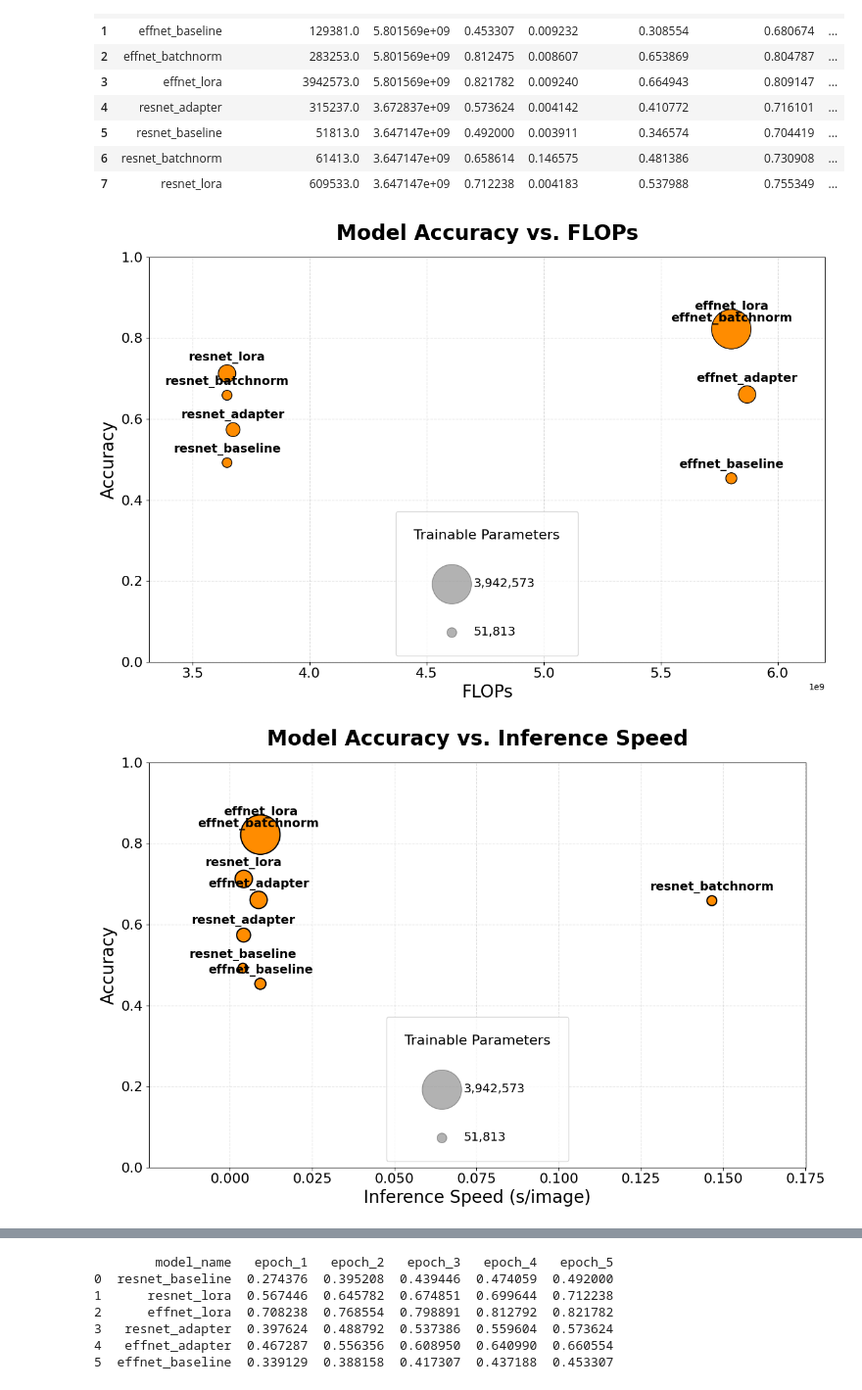
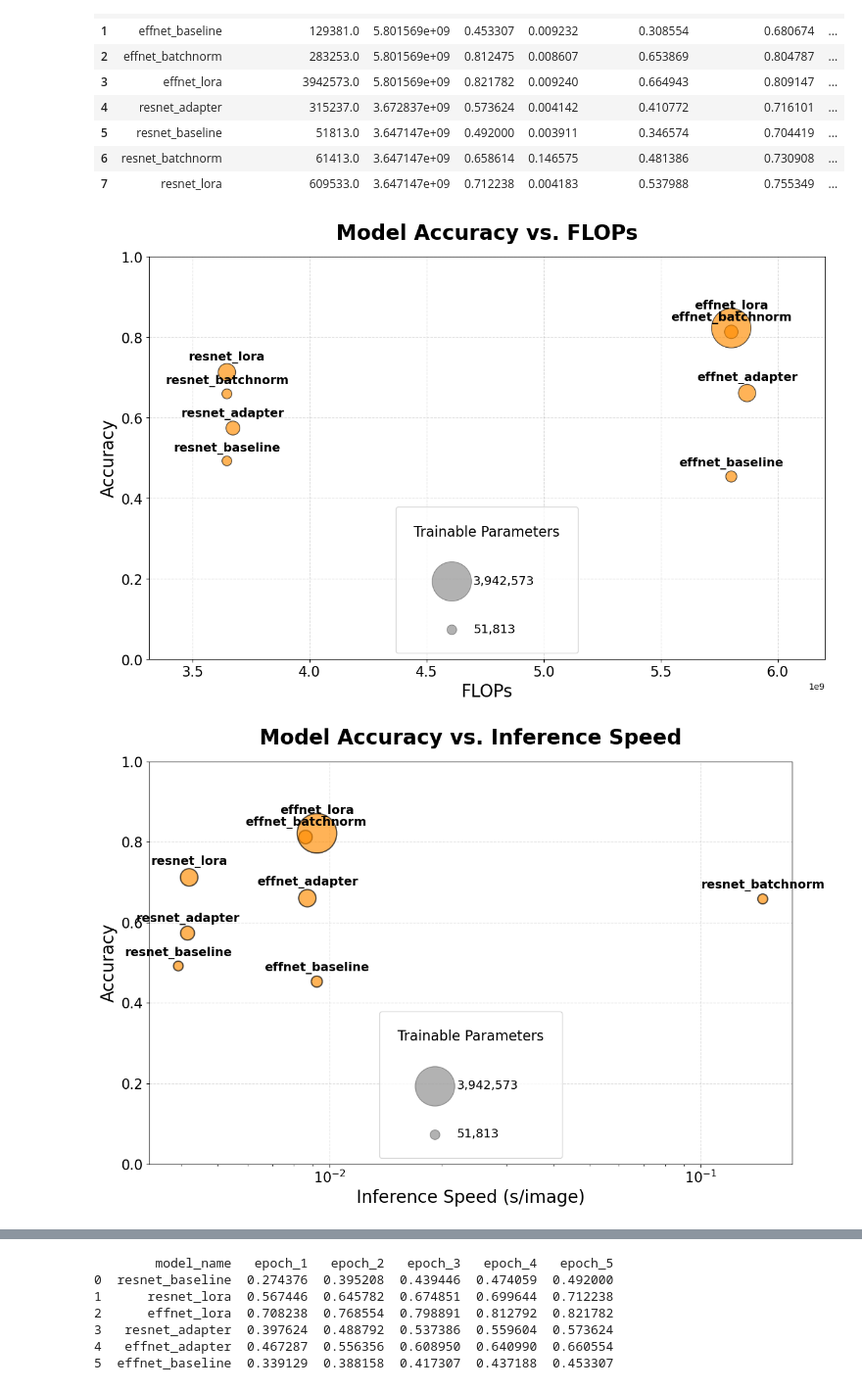
Before and after one commit to jgbreault/MealReveal, a Jupyter notebook: analysis.ipynb, the cells around one changed output, grey strips where cells are left out. Shown at 98% size. Drawn from its saved outputs; the diff is of its cells as text; code cells hidden in the pictures.

Commit message:
fixing plots

```diff
--- a/analysis.ipynb
+++ b/analysis.ipynb
@@ -48,9 +48,9 @@ test_transform = transforms.Compose([
     transforms.Normalize([0.485, 0.456, 0.406], [0.229, 0.224, 0.225]) # Standard values
 ])
 
-test_directory = "/content/drive/MyDrive/Colab Notebooks/test_sets"
-model_directory = "/content/drive/MyDrive/Colab Notebooks/models"
-evaluation_directory = "/content/drive/MyDrive/Colab Notebooks/evaluations"
+test_directory = "test_splits"
+model_directory = "models"
+evaluation_directory = "evaluations"
 
 #test_directory = "test_splits"
 #model_directory = "models"
@@ -914,7 +916,8 @@ scatter = plt.scatter(
     c="darkorange",
     edgecolors="k",
     linewidth=1,
-    zorder=2
+    zorder=2,
+    alpha=0.66
 )
 
 for p in [max_params, min_params]:
@@ -958,10 +961,10 @@ plt.ylim(0, 1)
 
 plt.tight_layout()
 #plt.savefig('plots/accuracy_vs_flops.png', dpi=300, bbox_inches='tight')
-plt.savefig('/content/drive/MyDrive/Colab Notebooks/plots/accuracy_vs_flops.png', dpi=300, bbox_inches='tight')
+# plt.savefig('/content/drive/MyDrive/Colab Notebooks/plots/accuracy_vs_flops.png', dpi=300, bbox_inches='tight')
 plt.show()
 # %% [output]
-[figure, old version]
+[figure, new version]
 # %%
 plt.figure(figsize=(12, 8))
 
@@ -980,7 +983,8 @@ scatter = plt.scatter(
     c="darkorange",
     edgecolors="k",
     linewidth=1.5,
-    zorder=2
+    zorder=2,
+    alpha=0.66
 )
 
 for p in [max_params, min_params]:
@@ -998,36 +1002,36 @@ plt.legend(
 )
 
 for i in range(len(model_evaluations_aggregated)):
     y_offset = (sizes.iloc[i]**0.5) / 1500
 
     plt.text(
         model_evaluations_aggregated['Speed'].iloc[i],
         model_evaluations_aggregated['Accuracy'].iloc[i] + y_offset + 0.01,
         model_evaluations_aggregated['Model'].iloc[i],
         fontsize=14,
         ha='center',
         va='bottom',
         fontweight='bold',
         zorder=3
     )
 
 plt.xlabel('Inference Speed (s/image)', fontsize=20)
 plt.ylabel('Accuracy', fontsize=20)
 plt.title('Model Accuracy vs. Inference Speed', fontsize=24, fontweight='bold', pad=20)
 plt.xticks(fontsize=16)
 plt.yticks(fontsize=16)
 plt.grid(True, linestyle='--', alpha=0.4, zorder=1)
 
 x_range = model_evaluations_aggregated['Speed'].max() - model_evaluations_aggregated['Speed'].min()
-plt.xlim(model_evaluations_aggregated['Speed'].min() - (x_range * 0.2), model_evaluations_aggregated['Speed'].max() + (x_range * 0.2))
 plt.ylim(0, 1)
+plt.xscale('log')
 
 plt.tight_layout()
 #plt.savefig('plots/accuracy_vs_speed.png', dpi=300, bbox_inches='tight')
-plt.savefig('/content/drive/MyDrive/Colab Notebooks/plots/accuracy_vs_speed.png', dpi=300, bbox_inches='tight')
+# plt.savefig('/content/drive/MyDrive/Colab Notebooks/plots/accuracy_vs_speed.png', dpi=300, bbox_inches='tight')
 plt.show()
 # %% [output]
-[figure, old version]
+[figure, new version]
 # %%
 fig, axes = plt.subplots(2, 3, figsize=(20, 14), sharex=True, sharey=True)
 axes = axes.flatten()
```
Also changed, not shown: parts of 3 cells of this notebook, 3 other files.
